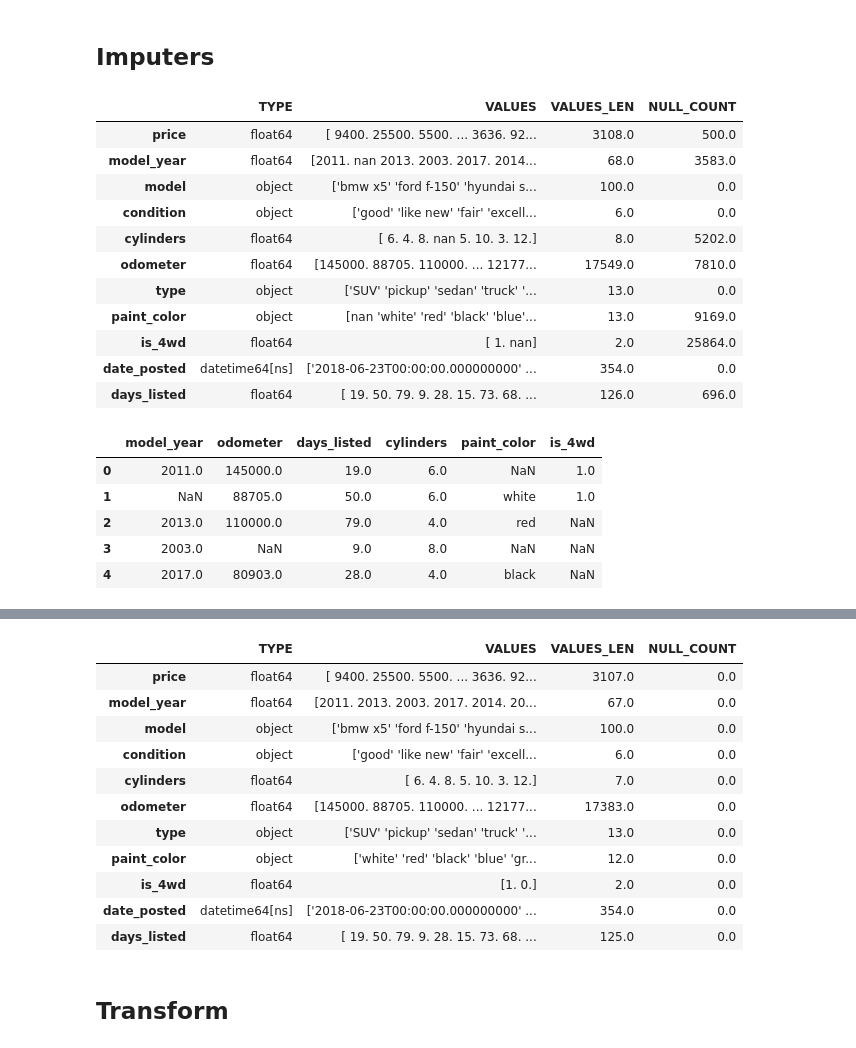
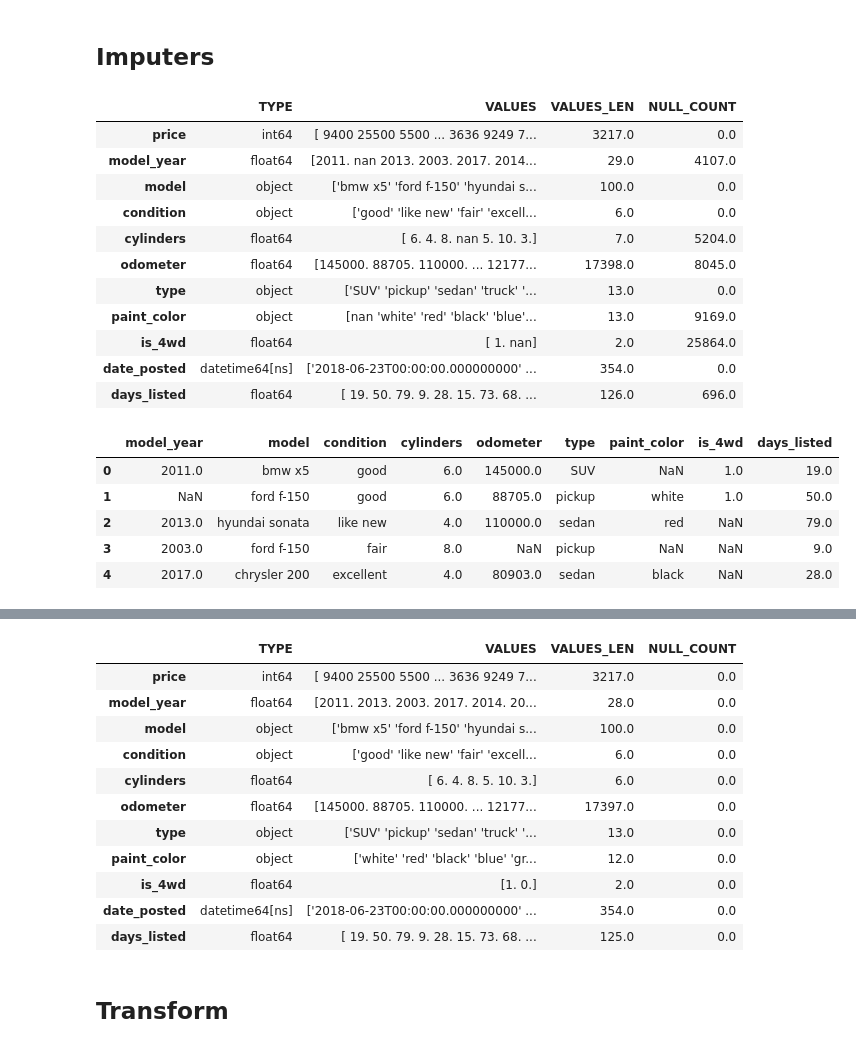
Before and after one commit to kike1985/Machine-Learning, a Jupyter notebook: 0103_Regression_Vehicles_Price.ipynb, the cells around one changed output, grey strips where cells are left out. Drawn from its saved outputs; the diff is of its cells as text; code cells hidden in the pictures.

```diff
--- a/0103_Regression_Vehicles_Price.ipynb
+++ b/0103_Regression_Vehicles_Price.ipynb
@@ -72,7 +74,7 @@ sns.set(font_scale=0.7)
 # %% [markdown]
 # Data Collection
 # %%
-df = pd.read_csv('_resources/vehicles_us.csv', parse_dates=['date_posted'])
+df = pd.read_csv('resources/vehicles_us.csv', parse_dates=['date_posted'])
 df.head()
 # %% [output]
 |  | price | model_year | model | condition | cylinders | fuel | odometer | transmission | type | ... |
@@ -836,7 +835,7 @@ outliers_resume_df
 | 5 | days_listed | True | 703 | {125, 126, 127, 128, 129, 130, 13... | [19, 50, 79, 9, 28, 15, 73, 68, 1... | int64 |
 # %%
 zcores = np.abs(stats.zscore(df[target_column]))
-idx = zcores[zcores > min_zcores].index
+idx = zcores[zcores > 3].index
 df.drop(axis=0, index=idx, inplace=True)
 # %% [markdown]
 - Se sustituyen los outliers por NaN.
@@ -845,34 +844,43 @@ df.drop(axis=0, index=idx, inplace=True)
 - No se actualiza la columna objetivo.
 # %%
-class OutlierTransformer(BaseEstimator, TransformerMixin):
+class VehiclesOutlierTransformer(BaseEstimator, TransformerMixin):
     def __init__(self):
-        self.ops = ['price', 'days_listed']
+        self.ops = ['model_year', 'cylinders', 'odometer', 'days_listed']
 
     def fit(self, X, y=None):
+        self.sts = {col: {'mean': X[col].mean(), 'std': X[col].std()}
+                    for col in self.ops}
+
         return self
 
     def transform(self, X):
         X = X.copy()
 
         for col in self.ops:
-            zcores = np.abs(stats.zscore(X[col]))
-            idx = zcores[zcores > min_zcores].index
+            zcores = \
+                np.abs((X[col] - self.sts[col]['mean']) / self.sts[col]['std'])
+            idx = zcores[zcores > 3].index
 
             X.loc[idx, col] = np.nan
+
+        X.loc[~X['is_4wd'].isin([0, 1]), 'is_4wd'] = None
 
         return X
 
     def get_inv_transf_df(self, X):
-        return X[self.ops]
+        return X[self.ops + ['is_4wd']]
 
     def inverse_transform(self, X, inv_df):
         X = X.copy()
-        X[self.ops] = inv_df
+        X[self.ops + ['is_4wd']] = inv_df
 
         return X
 
 
-outlier_transf = OutlierTransformer()
+dill.dump(VehiclesOutlierTransformer,
+          open('resources/outlier_transformer', 'wb'))
+
+outlier_transf = VehiclesOutlierTransformer()
 inv_outlier_transf_df = outlier_transf.get_inv_transf_df(df)
 display(inv_outlier_transf_df.head())
 df = outlier_transf.fit_transform(df)
@@ -918,12 +926,12 @@ def build_imputers_resume():
 build_imputers_resume()
 # %% [output]
 |  | TYPE | VALUES | VALUES_LEN | NULL_COUNT |
-| price | float64 | [ 9400. 25500. 5500. ... 3636. 92... | 3108.0 | 500.0 |
-| model_year | float64 | [2011. nan 2013. 2003. 2017. 2014... | 68.0 | 3583.0 |
+| price | int64 | [ 9400 25500 5500 ... 3636 9249 7... | 3217.0 | 0.0 |
+| model_year | float64 | [2011. nan 2013. 2003. 2017. 2014... | 29.0 | 4107.0 |
 | model | object | ['bmw x5' 'ford f-150' 'hyundai s... | 100.0 | 0.0 |
 | condition | object | ['good' 'like new' 'fair' 'excell... | 6.0 | 0.0 |
-| cylinders | float64 | [ 6. 4. 8. nan 5. 10. 3. 12.] | 8.0 | 5202.0 |
-| odometer | float64 | [145000. 88705. 110000. ... 12177... | 17549.0 | 7810.0 |
+| cylinders | float64 | [ 6. 4. 8. nan 5. 10. 3.] | 7.0 | 5204.0 |
+| odometer | float64 | [145000. 88705. 110000. ... 12177... | 17398.0 | 8045.0 |
 | type | object | ['SUV' 'pickup' 'sedan' 'truck' '... | 13.0 | 0.0 |
 | paint_color | object | [nan 'white' 'red' 'black' 'blue'... | 13.0 | 9169.0 |
 | is_4wd | float64 | [ 1. nan] | 2.0 | 25864.0 |
@@ -933,46 +941,52 @@ build_imputers_resume()
 idx = df[df[target_column].isna()].index
 df.drop(axis=0, index=idx, inplace=True)
 # %%
-class ImputeTransformer(BaseEstimator, TransformerMixin):
+class VehiclesImputeTransformer(BaseEstimator, TransformerMixin):
     def fit(self, X, y=None):
         self.ops = {'model_year': X['model_year'].median(),
+                    'model': X['model'].mode()[0],
+                    'condition': X['condition'].mode()[0],
+                    'cylinders': X['cylinders'].median(),
                     'odometer': X['odometer'].median(),
-                    'days_listed': X['days_listed'].median(),
-                    'cylinders': X['cylinders'].mode()[0],
+                    'type': X['type'].mode()[0],
                     'paint_color': X['paint_color'].mode()[0],
-                    'is_4wd': 0}
+                    'is_4wd': 0,
+                    'days_listed': X['days_listed'].median()}
 
         return self
 
     def transform(self, X):
         X = X.copy()
 
         for k in self.ops:
             X[k].fillna(value=self.ops[k], inplace=True)
 
         return X
 
     def get_inv_transf_df(self, X):
         return X[self.ops.keys()]
 
     def inverse_transform(self, X, inv_df):
         X = X.copy()
         X[list(self.ops.keys())] = inv_df
 
         return X
 
+dill.dump(VehiclesImputeTransformer,
+          open('resources/impute_transformer', 'wb'))
 
-impute_transf = ImputeTransformer()
+
+impute_transf = VehiclesImputeTransformer()
 impute_transf.fit(df)
 inv_impute_transf_df = impute_transf.get_inv_transf_df(df)
 display(inv_impute_transf_df.head())
 df = impute_transf.transform(df)
 df.head()
 # %% [output]
-|  | model_year | odometer | days_listed | cylinders | paint_color | is_4wd |
-| 0 | 2011.0 | 145000.0 | 19.0 | 6.0 | NaN | 1.0 |
-| 1 | NaN | 88705.0 | 50.0 | 6.0 | white | 1.0 |
-| 2 | 2013.0 | 110000.0 | 79.0 | 4.0 | red | NaN |
-| 3 | 2003.0 | NaN | 9.0 | 8.0 | NaN | NaN |
-| 4 | 2017.0 | 80903.0 | 28.0 | 4.0 | black | NaN |
+|  | model_year | model | condition | cylinders | odometer | type | paint_color | is_4wd | days_listed |
+| 0 | 2011.0 | bmw x5 | good | 6.0 | 145000.0 | SUV | NaN | 1.0 | 19.0 |
+| 1 | NaN | ford f-150 | good | 6.0 | 88705.0 | pickup | white | 1.0 | 50.0 |
+| 2 | 2013.0 | hyundai sonata | like new | 4.0 | 110000.0 | sedan | red | NaN | 79.0 |
+| 3 | 2003.0 | ford f-150 | fair | 8.0 | NaN | pickup | NaN | NaN | 9.0 |
+| 4 | 2017.0 | chrysler 200 | excellent | 4.0 | 80903.0 | sedan | black | NaN | 28.0 |
 |  | price | model_year | model | condition | cylinders | odometer | type | paint_color | is_4wd | ... |
@@ -985,12 +999,12 @@ df.head()
 build_imputers_resume()
 # %% [output]
 |  | TYPE | VALUES | VALUES_LEN | NULL_COUNT |
-| price | float64 | [ 9400. 25500. 5500. ... 3636. 92... | 3107.0 | 0.0 |
-| model_year | float64 | [2011. 2013. 2003. 2017. 2014. 20... | 67.0 | 0.0 |
+| price | int64 | [ 9400 25500 5500 ... 3636 9249 7... | 3217.0 | 0.0 |
+| model_year | float64 | [2011. 2013. 2003. 2017. 2014. 20... | 28.0 | 0.0 |
 | model | object | ['bmw x5' 'ford f-150' 'hyundai s... | 100.0 | 0.0 |
 | condition | object | ['good' 'like new' 'fair' 'excell... | 6.0 | 0.0 |
-| cylinders | float64 | [ 6. 4. 8. 5. 10. 3. 12.] | 7.0 | 0.0 |
-| odometer | float64 | [145000. 88705. 110000. ... 12177... | 17383.0 | 0.0 |
+| cylinders | float64 | [ 6. 4. 8. 5. 10. 3.] | 6.0 | 0.0 |
+| odometer | float64 | [145000. 88705. 110000. ... 12177... | 17397.0 | 0.0 |
 | type | object | ['SUV' 'pickup' 'sedan' 'truck' '... | 13.0 | 0.0 |
 | paint_color | object | ['white' 'red' 'black' 'blue' 'gr... | 12.0 | 0.0 |
 | is_4wd | float64 | [1. 0.] | 2.0 | 0.0 |
```
Also changed, not shown: parts of 52 cells of this notebook, 1 other file.
